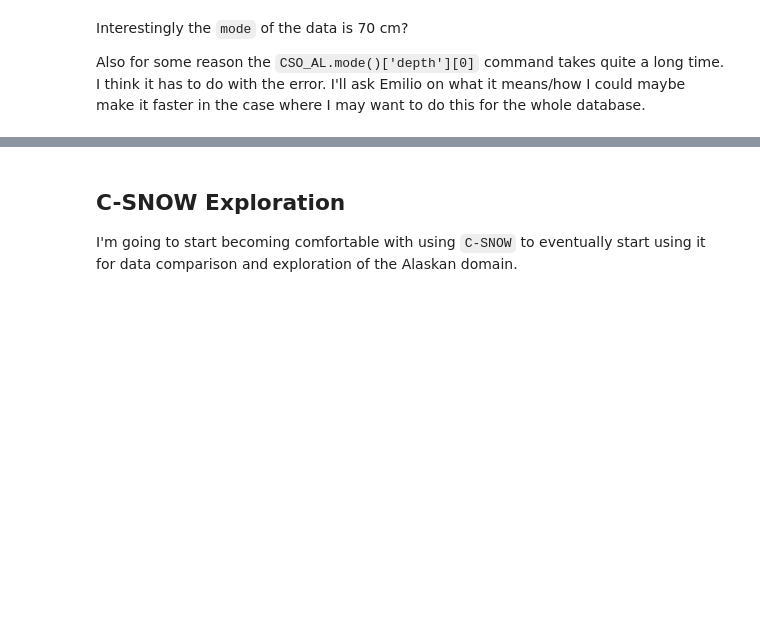
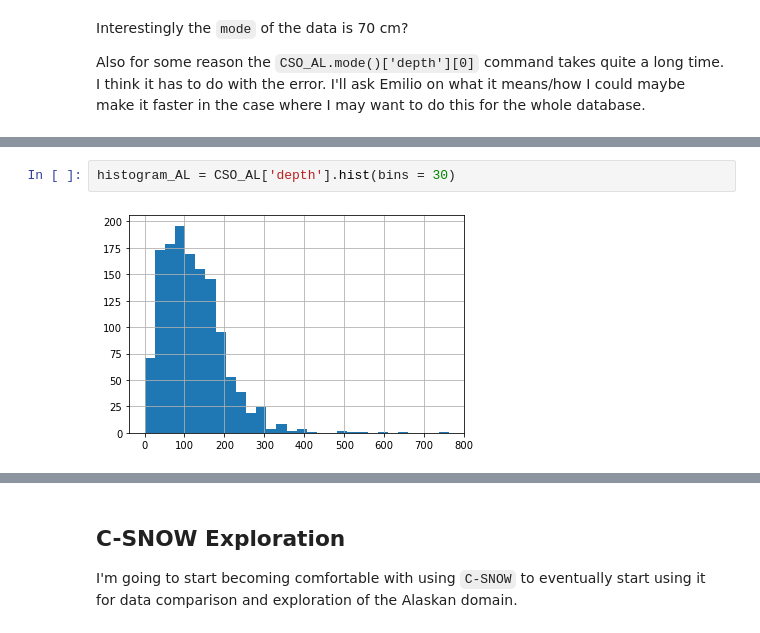
Before and after one commit to kamranwithak/CSOQaQc, a Jupyter notebook: CSOAlaska.ipynb, the cells around one changed output, grey strips where cells are left out. Drawn from its saved outputs; the diff is of its cells as text; blank space fills up the shorter version.

```diff
--- a/CSOAlaska.ipynb
+++ b/CSOAlaska.ipynb
@@ -179,3 +179,7 @@ CSO_ALmode
 | 1129 | RyqNgRXD | Gareth Brown | 70.0 | MountainHub | 2019-02-20 17:53:21.580999+00:00 | 995.868042 | POINT (-145.04162 61.51574) | True |
 | 1167 | HV6Yax2r | Katreen Wikstrom Jones | 70.0 | MountainHub | 2019-03-08 23:04:57.307999+00:00 | 636.615906 | POINT (-147.41553 65.04606) | True |
 | 1168 | dewkbd5p | Katreen Wikstrom Jones | 70.0 | MountainHub | 2019-03-08 23:05:43.106998+00:00 | 528.527222 | POINT (-147.40961 65.05504) | True |
+# %%
+histogram_AL = CSO_AL['depth'].hist(bins = 30)
+# %% [output]
+[figure, added]
```
Also changed, not shown: parts of 4 cells of this notebook.
